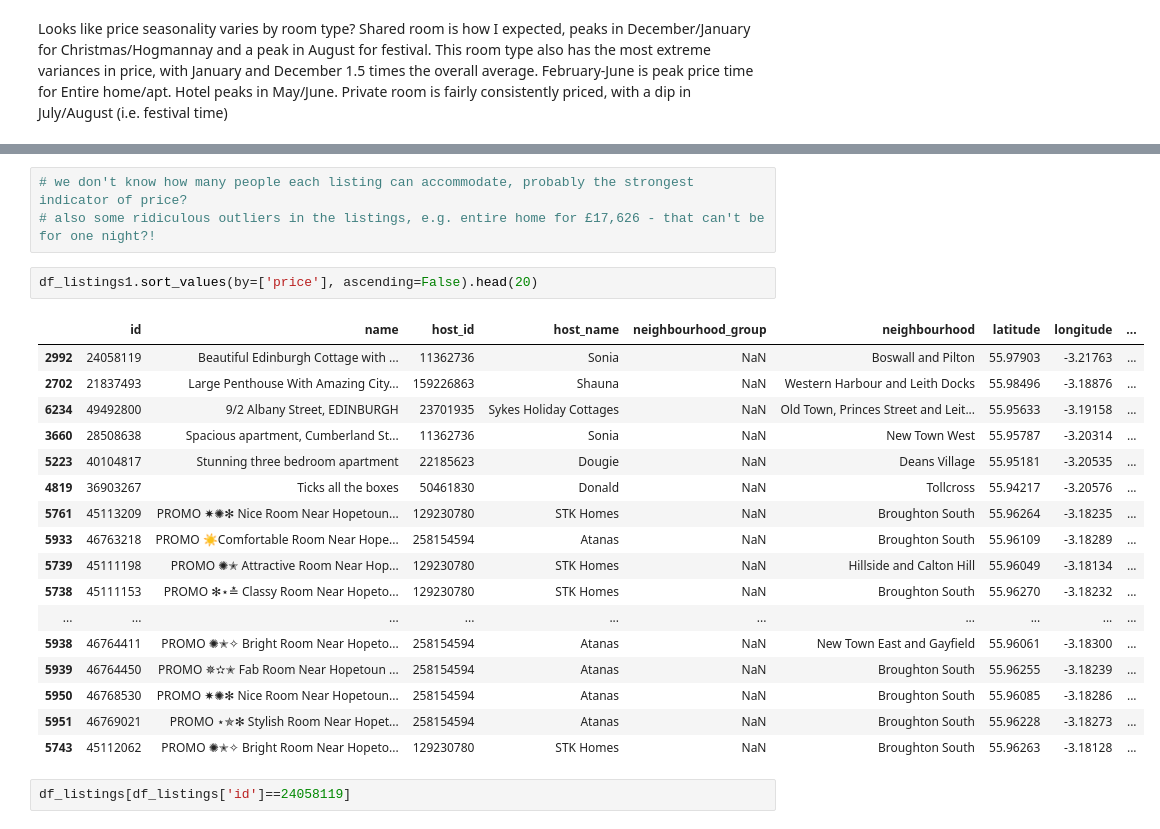
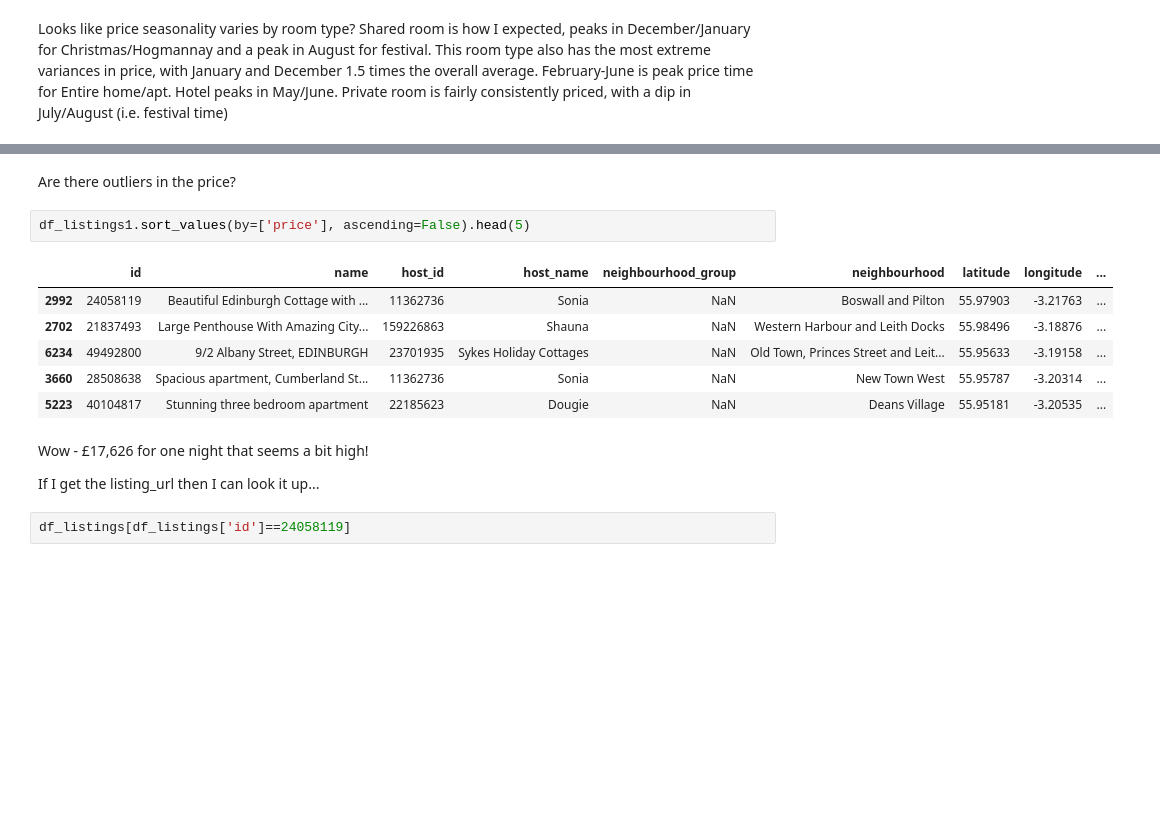
Before and after one commit to jennymcphail/project-1-blog-post, a Jupyter notebook: Edinburgh_AirBNB.ipynb, the cells around one changed output, grey strips where cells are left out. Cells and saved outputs as stored; diff of their text form; blank space fills up the shorter version.

```diff
--- a/Edinburgh_AirBNB.ipynb
+++ b/Edinburgh_AirBNB.ipynb
@@ -531,26 +508,18 @@ Name: 4701, Length: 120, dtype: float64
-# %%
-# we don't know how many people each listing can accommodate, probably the strongest indicator of price?
-# also some ridiculous outliers in the listings, e.g. entire home for £17,626 - that can't be for one night?!
+# %% [markdown]
+Are there outliers in the price?
 # %%
-df_listings1.sort_values(by=['price'], ascending=False).head(20)
+df_listings1.sort_values(by=['price'], ascending=False).head(5)
 # %% [output]
 |  | id | name | host_id | host_name | neighbourhood_group | neighbourhood | latitude | longitude | ... |
 | 2992 | 24058119 | Beautiful Edinburgh Cottage with ... | 11362736 | Sonia | NaN | Boswall and Pilton | 55.97903 | -3.21763 | ... |
 | 2702 | 21837493 | Large Penthouse With Amazing City... | 159226863 | Shauna | NaN | Western Harbour and Leith Docks | 55.98496 | -3.18876 | ... |
 | 6234 | 49492800 | 9/2 Albany Street, EDINBURGH | 23701935 | Sykes Holiday Cottages | NaN | Old Town, Princes Street and Leit... | 55.95633 | -3.19158 | ... |
 | 3660 | 28508638 | Spacious apartment, Cumberland St... | 11362736 | Sonia | NaN | New Town West | 55.95787 | -3.20314 | ... |
 | 5223 | 40104817 | Stunning three bedroom apartment | 22185623 | Dougie | NaN | Deans Village | 55.95181 | -3.20535 | ... |
-| 4819 | 36903267 | Ticks all the boxes | 50461830 | Donald | NaN | Tollcross | 55.94217 | -3.20576 | ... |
-| 5761 | 45113209 | PROMO ✷✺✻ Nice Room Near Hopetoun... | 129230780 | STK Homes | NaN | Broughton South | 55.96264 | -3.18235 | ... |
-| 5933 | 46763218 | PROMO ☀Comfortable Room Near Hope... | 258154594 | Atanas | NaN | Broughton South | 55.96109 | -3.18289 | ... |
-| 5739 | 45111198 | PROMO ✺✭ Attractive Room Near Hop... | 129230780 | STK Homes | NaN | Hillside and Calton Hill | 55.96049 | -3.18134 | ... |
-| 5738 | 45111153 | PROMO ✻⋆≛ Classy Room Near Hopeto... | 129230780 | STK Homes | NaN | Broughton South | 55.96270 | -3.18232 | ... |
-| ... | ... | ... | ... | ... | ... | ... | ... | ... | ... |
-| 5938 | 46764411 | PROMO ✺✭✧ Bright Room Near Hopeto... | 258154594 | Atanas | NaN | New Town East and Gayfield | 55.96061 | -3.18300 | ... |
-| 5939 | 46764450 | PROMO ✵✫✭ Fab Room Near Hopetoun ... | 258154594 | Atanas | NaN | Broughton South | 55.96255 | -3.18239 | ... |
-| 5950 | 46768530 | PROMO ✷✺✻ Nice Room Near Hopetoun... | 258154594 | Atanas | NaN | Broughton South | 55.96085 | -3.18286 | ... |
-| 5951 | 46769021 | PROMO ⋆✯✻ Stylish Room Near Hopet... | 258154594 | Atanas | NaN | Broughton South | 55.96228 | -3.18273 | ... |
-| 5743 | 45112062 | PROMO ✺✭✧ Bright Room Near Hopeto... | 129230780 | STK Homes | NaN | Broughton South | 55.96263 | -3.18128 | ... |
+# %% [markdown]
+Wow - £17,626 for one night that seems a bit high!
+
+If I get the listing_url then I can look it up...
 # %%
 df_listings[df_listings['id']==24058119]
 # %% [output]
```
Also changed, not shown: parts of 140 cells of this notebook, 1 other file.
